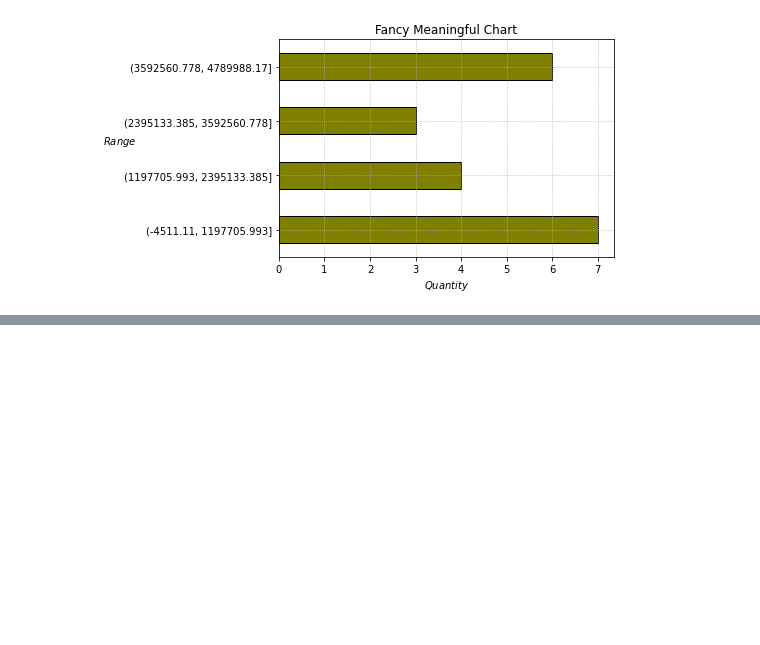
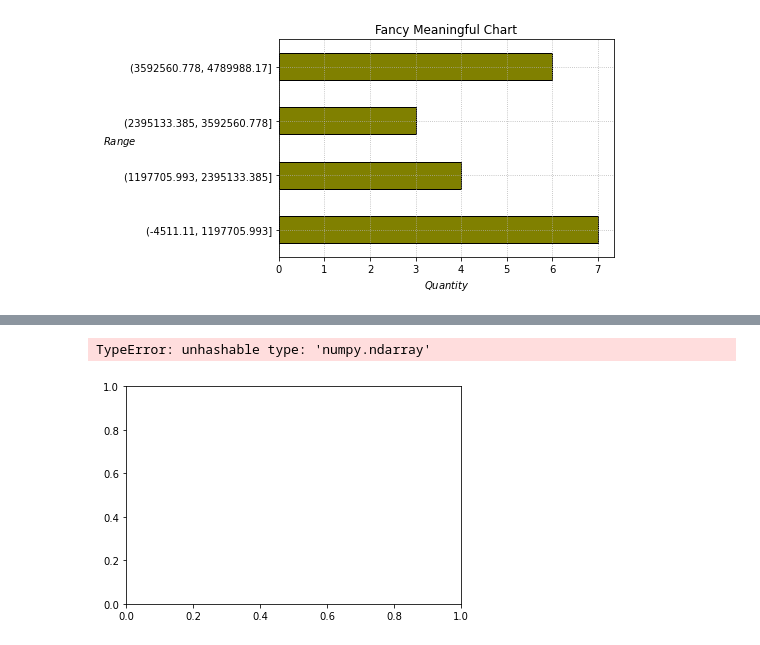
Before and after one commit to Tyler-Applegate/numpy-pandas-visualization-exercises, a Jupyter notebook: pandas_exercises.ipynb, the cells around one changed output, grey strips where cells are left out. Saved outputs shown, nothing was run; the diff lists cells and outputs as text; code cells hidden in the pictures; blank space fills up the shorter version.

```diff
--- a/pandas_exercises.ipynb
+++ b/pandas_exercises.ipynb
@@ -648,0 +796,3 @@ plt.show()
+# %%
+curved_grades = exam_scores + 4
+curved_grades
@@ -648,0 +819,15 @@ plt.show()
+# %%
+def letter_score(score):
+        if score < 70:
+            return 'F'
+        elif score < 75:
+            return 'D'
+        elif score < 80:
+            return 'C'
+        elif score < 90:
+            return 'B'
+        elif score >= 90:
+            return 'A'
+
+letter_grades = curved_grades.apply(letter_score)
+letter_grades
@@ -648,0 +852,23 @@ plt.show()
+# %%
+x = [range(0,20)]
+y = [letter_grades.values]
+
+plt.plot(x,y)
+plt.title('Curved Letter Grades', color = 'darkviolet', fontsize = 16, weight = 'bold', pad = 20)
+plt.xlabel('Students', color = 'darkviolet', fontsize = 12, weight = 'bold', labelpad = 25)
+plt.ylabel('Score', color = 'darkviolet', fontsize = 12, weight = 'bold', rotation = 0, labelpad = 50)
+plt.xticks([0,1,2,3,4,5,6,7,8,9,10,11,12,13,14,15,16,17,18,19])
+plt.grid(True, ls = ':')
+# Putting in both minimum values
+# plt.annotate('Min', xy=(0.5,60), xytext=(2.5,59), arrowprops={'facecolor': 'firebrick'}, color ='firebrick', weight = 'bold')
+# plt.annotate('', xy=(5.5,60), xytext=(4,59), arrowprops={'facecolor': 'firebrick'})
+# Putting in the max value
+# plt.annotate('Max', xy=(13.5,96), xytext=(10,95), arrowprops={'facecolor': 'forestgreen'}, color = 'forestgreen', weight = 'bold')
+# Let's Find the Mean
+# plt.plot(x,ym)
+
+
+plt.show()
+# %% [output]
+TypeError: unhashable type: 'numpy.ndarray'
+[figure, added]
```
Also changed, not shown: parts of 30 cells of this notebook, 1 other file.
